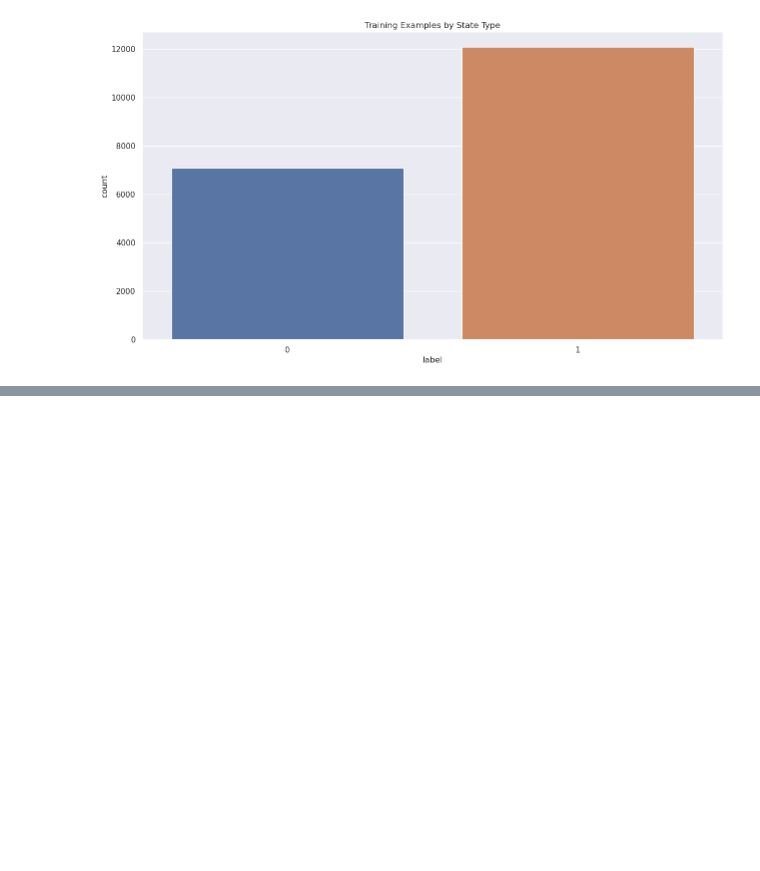
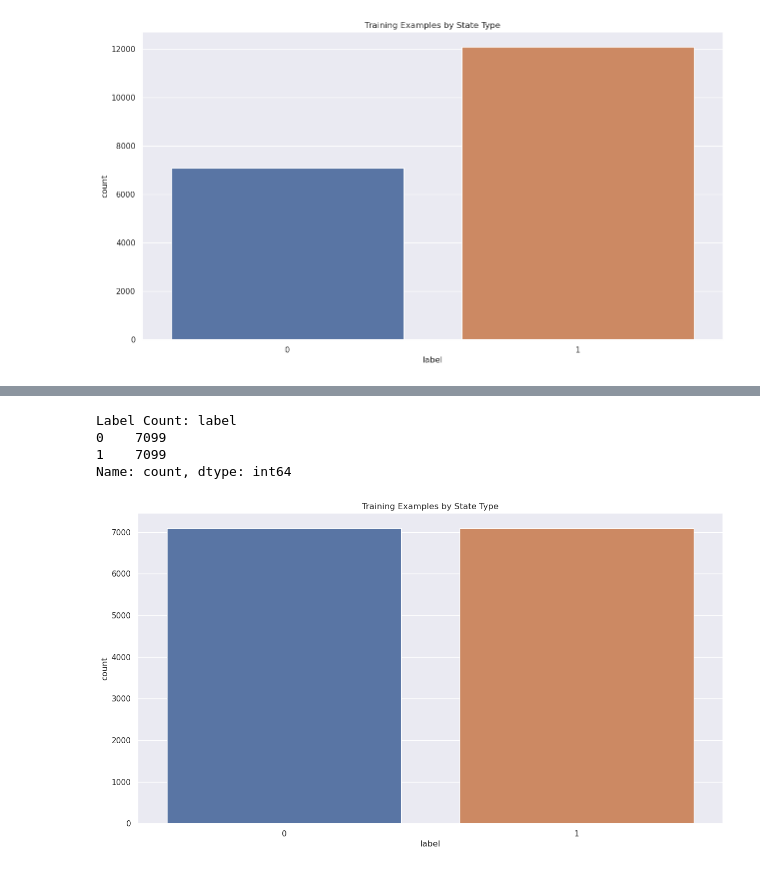
Before and after one commit to bilzkaist/DeepIOD, a Jupyter notebook: DeepIOD_main.ipynb, the cells around one changed output, grey strips where cells are left out. Drawn from its saved outputs; the diff is of its cells as text; code cells hidden in the pictures; blank space fills up the shorter version.

```diff
--- a/DeepIOD_main.ipynb
+++ b/DeepIOD_main.ipynb
@@ -50,6 +50,6 @@ To enable them in other operations, rebuild TensorFlow with the appropriate comp
 # %%
 # load the original CSV file into a DataFrame
-df = pd.read_csv("DeepIOD_Dataset.csv")
+df = pd.read_csv(DATA_PATH)
 print(df.head())
 # %% [output]
    Time  location_bearingAccuracy  location_speedAccuracy  \
@@ -147,0 +174,28 @@ Indoor = df[df['state'] == 'Indoor'].head(530828).copy()
+# %%
+from sklearn.preprocessing import StandardScaler
+
+# Assuming 'balanced_data' contains your dataset with features and labels
+
+# Extract features and labels
+X = balanced_data.drop(columns=['label'])  # Extract all columns except the label column
+y = balanced_data['label']  # Extract the label column
+
+# Calculate the minimum count for each label
+min_count = balanced_data['label'].value_counts().min()
+
+# Balance the dataset by capping the number of samples for each label to the smallest count
+balanced_data = balanced_data.groupby('label').head(min_count)
+
+# Separate features and labels again
+X = balanced_data.drop(columns=['label'])  # Extract all columns except the label column
+y = balanced_data['label']  # Extract the label column
+
+# Scale the features using StandardScaler
+scaler = StandardScaler()
+X_scaled = scaler.fit_transform(X)
+
+# Create a DataFrame with scaled features and labels
+scaled_X = pd.DataFrame(data=X_scaled, columns=X.columns)
+scaled_X['label'] = y.values
+
+scaled_X
@@ -147,0 +216,17 @@ Indoor = df[df['state'] == 'Indoor'].head(530828).copy()
+# %%
+# Displaying the balanced data
+print('Label Count:',balanced_data['label'].value_counts())
+# %% [output]
+Label Count: label
+0    7099
+1    7099
+Name: count, dtype: int64
+# %%
+# Analyzing Class Label Distribution
+sns.set_style('whitegrid')
+sns.set(rc = {'figure.figsize':(15,8)})
+sns.countplot(x = 'label', data = balanced_data)
+plt.title('Training Examples by State Type')
+plt.show()
+# %% [output]
+[figure, added]
```
Also changed, not shown: parts of 28 cells of this notebook.
